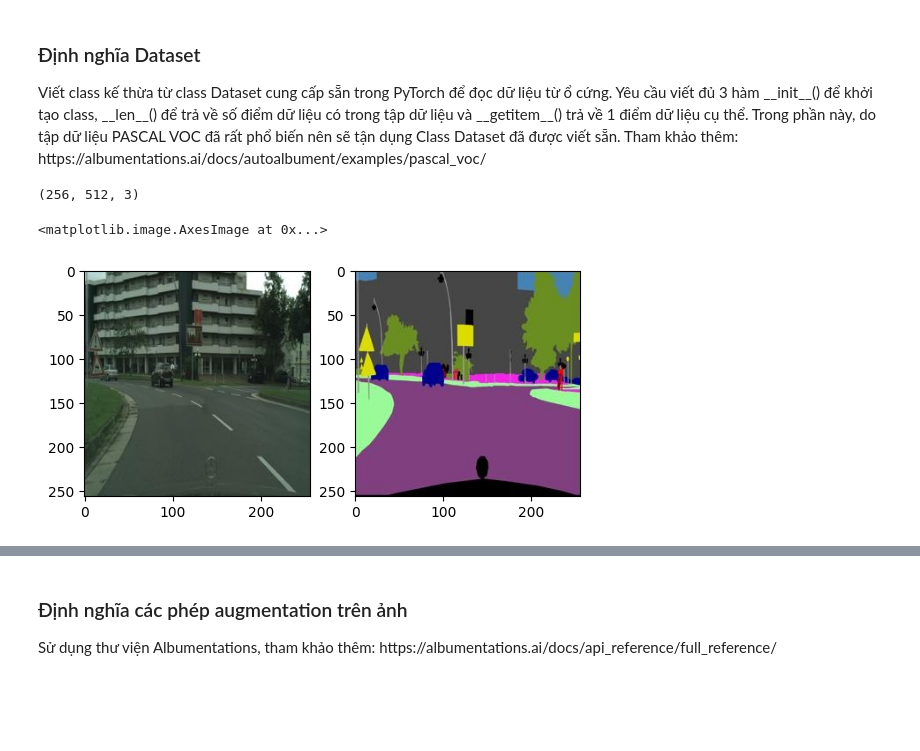
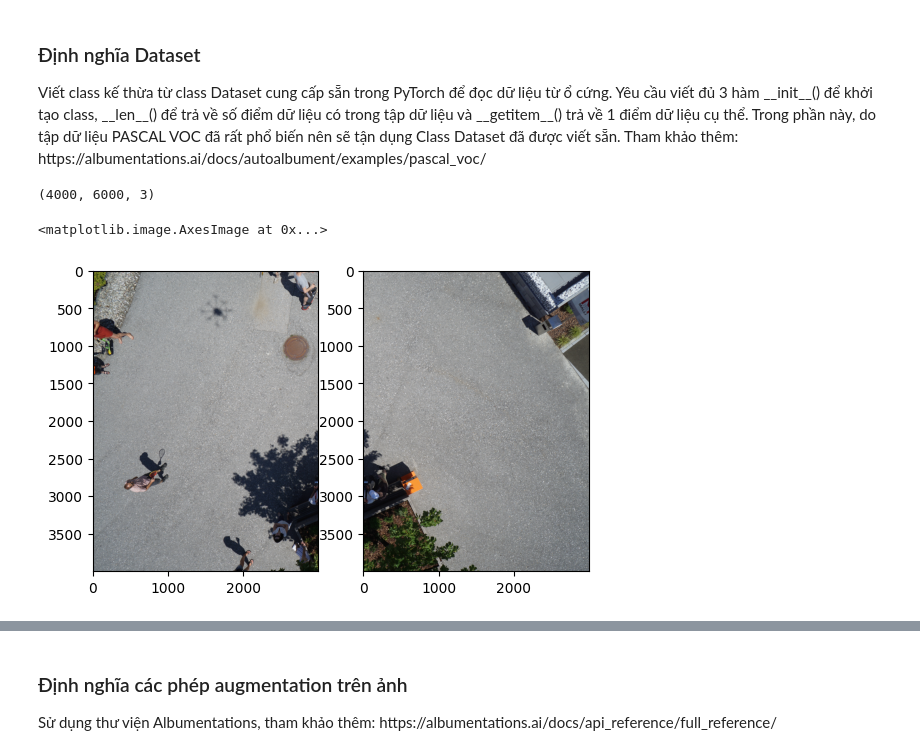
Before and after one commit to Coder0469/Do-an-1, a Jupyter notebook: Week3/B2_basic_pipeline_PASCALVOC.ipynb, the cells around one changed output, grey strips where cells are left out. Saved outputs shown, nothing was run; the diff lists cells and outputs as text; code cells hidden in the pictures; blank space fills up the shorter version.

```diff
--- a/Week3/B2_basic_pipeline_PASCALVOC.ipynb
+++ b/Week3/B2_basic_pipeline_PASCALVOC.ipynb
@@ -101,11 +103,11 @@ kaggle_path = "/kaggle/input/cityscapes-image-pairs/cityscapes_data"
 # %%
 
-img = cv2.imread(f"/{drive_path}/train/1.jpg")
+img = cv2.imread(f"/{drive_path}/original_images/000.jpg")
 img = cv2.cvtColor(img,cv2.COLOR_BGR2RGB)
 print(img.shape)
 plt.subplot(121);plt.imshow(img[:,:int(img.shape[1]/2),:])
 plt.subplot(122);plt.imshow(img[:,int(img.shape[1]/2):,:])
 # %% [output]
-(256, 512, 3)
+(4000, 6000, 3)
 <matplotlib.image.AxesImage at 0x...>
-[figure, old version]
+[figure, new version]
```
Also changed, not shown: parts of 5 cells of this notebook.
